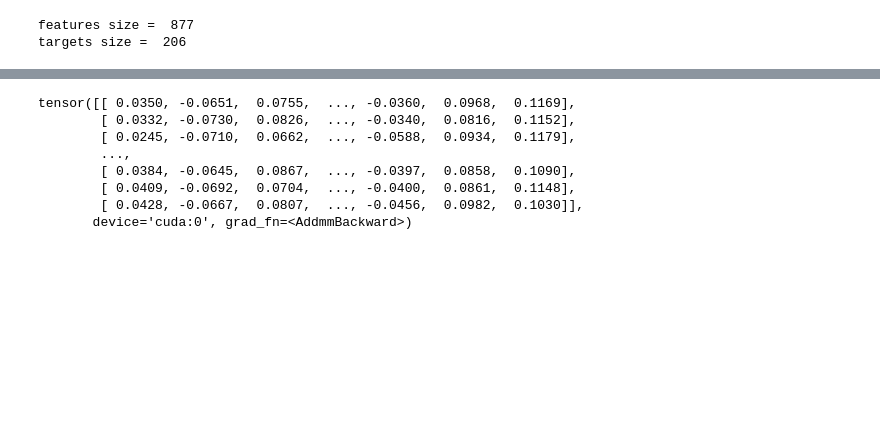
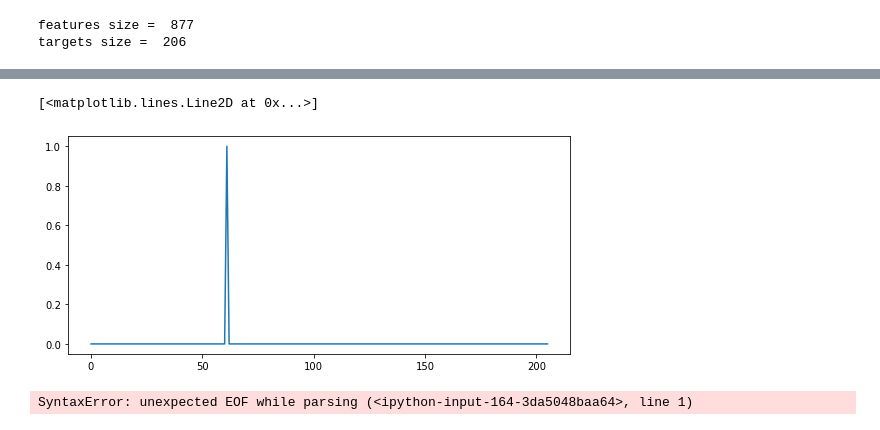
Before and after one commit to Mainakdeb/moa-classification, a Jupyter notebook: moa-classification.ipynb, the cells around one changed output, grey strips where cells are left out. Drawn from its saved outputs; the diff is of its cells as text; code cells hidden in the pictures; blank space fills up the shorter version.

```diff
--- a/moa-classification.ipynb
+++ b/moa-classification.ipynb
@@ -154,11 +320,10 @@ inp, label = next(iter(train_loader))
+# %%
+inp, labels = next(iter(train_loader))
+plt.plot(labels[0])
+# %% [output]
+[<matplotlib.lines.Line2D at 0x...>]
+[figure, added]
 # %%
-model(inp.cuda())
+pred = model(inp.cuda())
 # %% [output]
-tensor([[ 0.0350, -0.0651,  0.0755,  ..., -0.0360,  0.0968,  0.1169],
-        [ 0.0332, -0.0730,  0.0826,  ..., -0.0340,  0.0816,  0.1152],
-        [ 0.0245, -0.0710,  0.0662,  ..., -0.0588,  0.0934,  0.1179],
-        ...,
-        [ 0.0384, -0.0645,  0.0867,  ..., -0.0397,  0.0858,  0.1090],
-        [ 0.0409, -0.0692,  0.0704,  ..., -0.0400,  0.0861,  0.1148],
-        [ 0.0428, -0.0667,  0.0807,  ..., -0.0456,  0.0982,  0.1030]],
-       device='cuda:0', grad_fn=<AddmmBackward>)
+SyntaxError: unexpected EOF while parsing (<ipython-input-164-3da5048baa64>, line 1)
```
Also changed, not shown: parts of 11 cells of this notebook.
